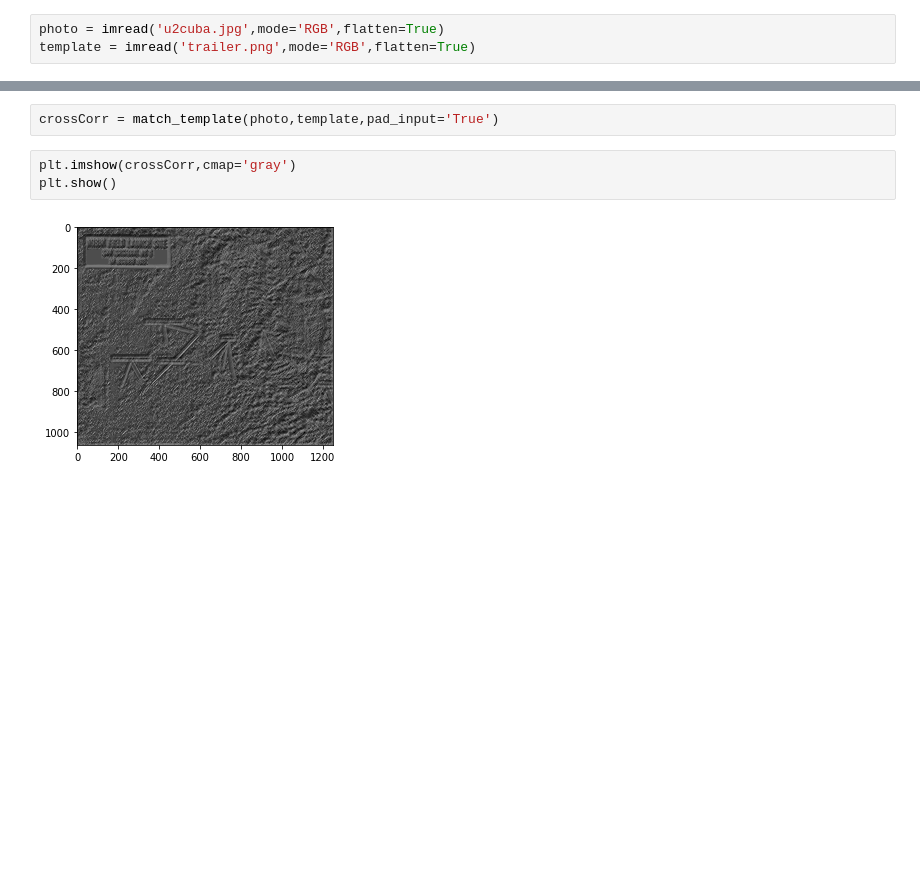
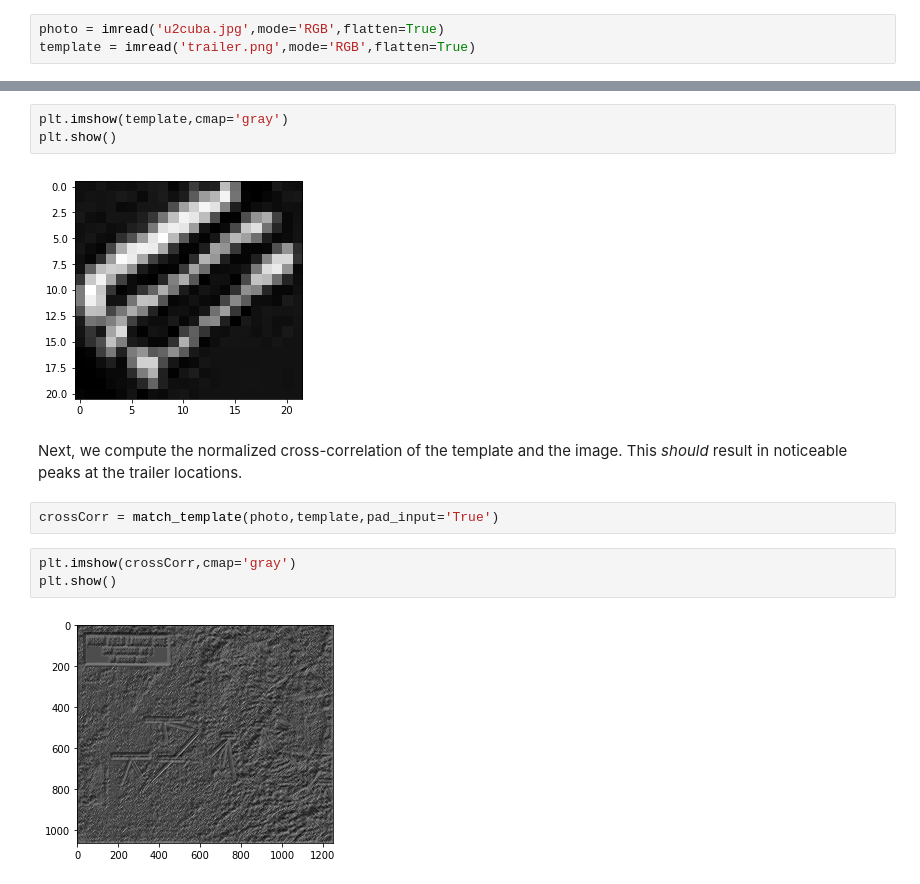
Before and after one commit to smeenehan/CS131-ProblemSets, a Jupyter notebook: PS1/PS1.ipynb, the cells around one changed output, grey strips where cells are left out. Cells and saved outputs as stored; diff of their text form; blank space fills up the shorter version.

```diff
--- a/PS1/PS1.ipynb
+++ b/PS1/PS1.ipynb
@@ -10,3 +19,10 @@ template = imread('trailer.png',mode='RGB',flatten=True)
+# %%
+plt.imshow(template,cmap='gray')
+plt.show()
+# %% [output]
+[figure, added]
+# %% [markdown]
+Next, we compute the normalized cross-correlation of the template and the image. This *should* result in noticeable peaks at the trailer locations.
 # %%
 crossCorr = match_template(photo,template,pad_input='True')
 # %%
```
Also changed, not shown: parts of 19 cells of this notebook.
